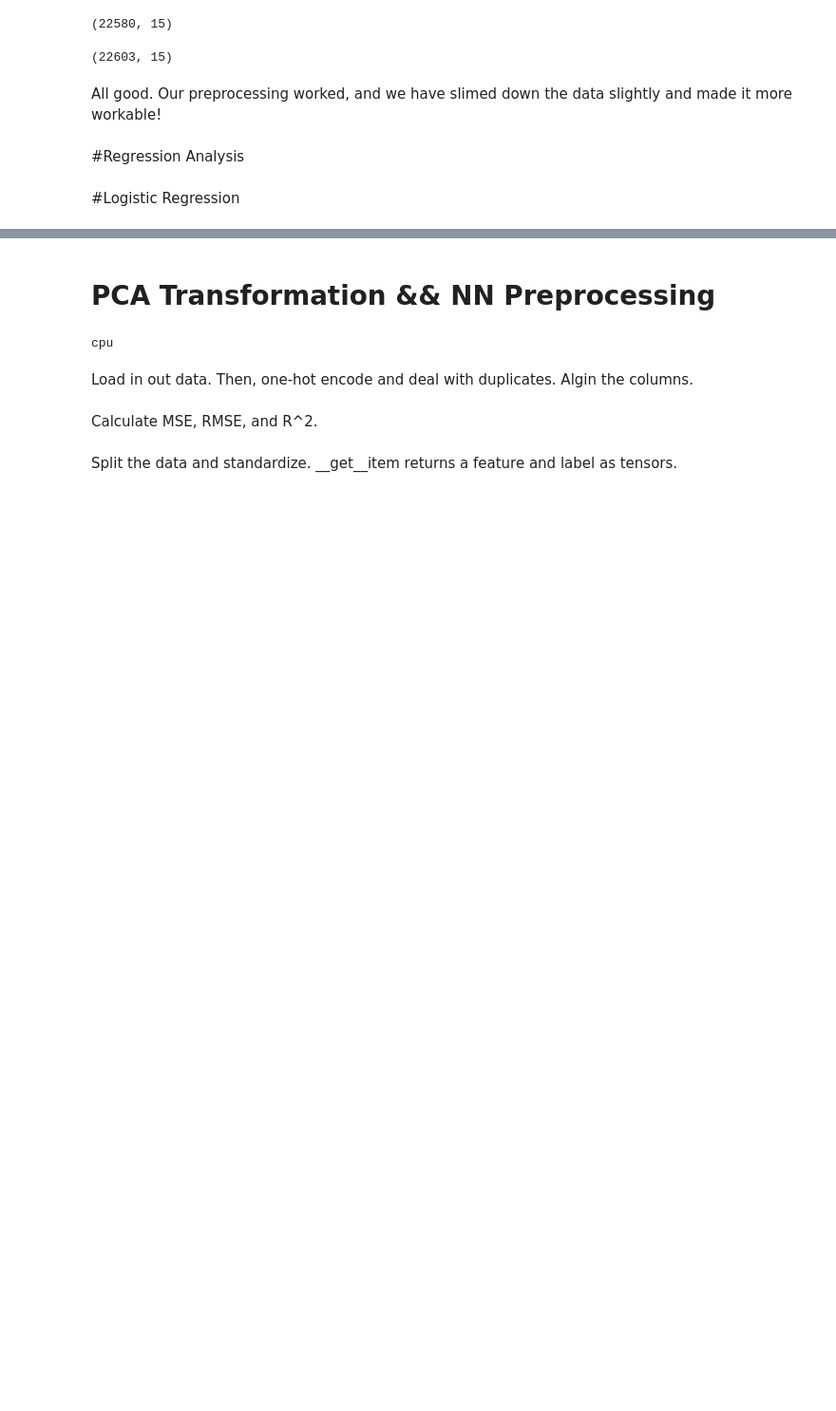
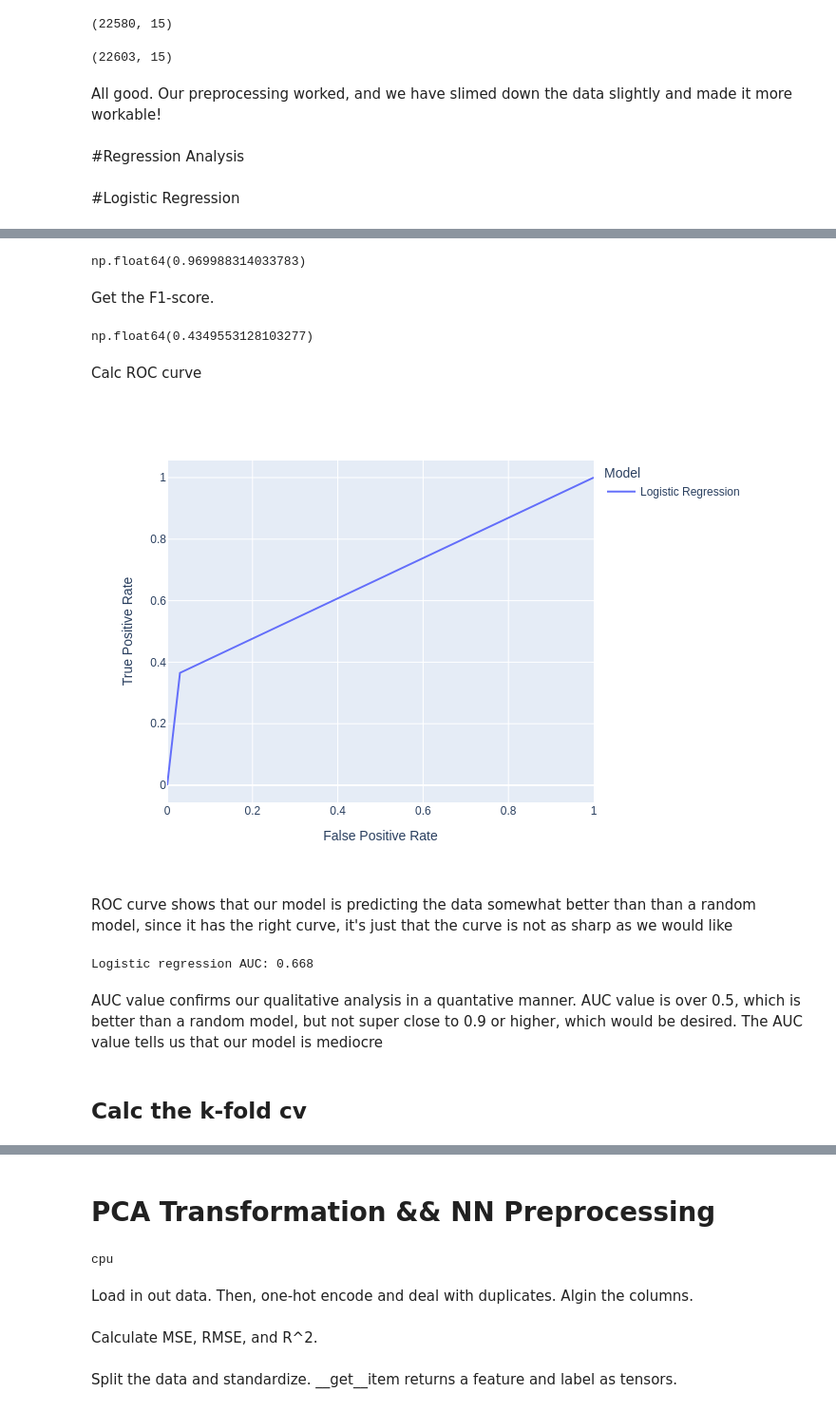
Before and after one commit to will-mccormack/CS-M148-Proj, a Jupyter notebook: Final_Project_Main.ipynb, the cells around one changed output, grey strips where cells are left out. Shown at 95% size. Saved outputs shown, nothing was run; the diff lists cells and outputs as text; code cells hidden in the pictures; blank space fills up the shorter version.

```diff
--- a/Final_Project_Main.ipynb
+++ b/Final_Project_Main.ipynb
@@ -530,0 +533,6 @@ All good. Our preprocessing worked, and we have slimed down the data slightly an
+# %%
+# drop features we've determined in previous weeks
+#drop_col_train = ["key","time_signature"]
+drop_col = ["key","acousticness","time_signature"]
+train_data = cleaned_data.drop(drop_col, axis=1)
+test_data = validation_data.drop(drop_col, axis = 1)
@@ -530,0 +594,7 @@ All good. Our preprocessing worked, and we have slimed down the data slightly an
+# %%
+k = 3
+p= 2
+
+predictions = knn_predict(k, train_data, test_data, 'explicit', p)
+
+predictions.head(5)
@@ -530,0 +611,7 @@ All good. Our preprocessing worked, and we have slimed down the data slightly an
+# %%
+truth_table = pd.DataFrame({
+    'truth': test_data['explicit'],
+    'prediction': predictions
+})
+
+truth_table.head(5)
@@ -530,0 +656,48 @@ All good. Our preprocessing worked, and we have slimed down the data slightly an
+# %%
+# Logistic regression
+(conf_lr[0, 0]) / conf_lr[0,:].sum()
+# %% [output]
+np.float64(0.969988314033783)
+# %% [markdown]
+Get the F1-score.
+# %%
+precision = conf_lr[1, 1] / conf_lr[:, 1].sum()
+recall = conf_lr[1, 1] / conf_lr[1, :].sum()
+f1_score = 2 * (precision * recall) / (precision + recall)
+f1_score
+# %% [output]
+np.float64(0.4349553128103277)
+# %% [markdown]
+Calc ROC curve
+# %%
+# ROC curve
+lr_fpr_sample, lr_tpr_sample, lr_thresholds_sample = metrics.roc_curve(truth_table['truth'], truth_table['prediction'])
+# %%
+roc_lr_sample = pd.DataFrame({
+    'False Positive Rate': lr_fpr_sample,
+    'True Positive Rate': lr_tpr_sample,
+    'Model': 'Logistic Regression'
+}, index=lr_thresholds_sample)
+
+
+roc_sample_df = pd.concat([roc_lr_sample])
+
+
+px.line(roc_sample_df, y='True Positive Rate', x='False Positive Rate',
+        color='Model',
+        width=700, height=500
+)
+# %% [output]
+[figure, added]
+# %% [markdown]
+ROC curve shows that our model is predicting the data somewhat better than than a random model, since it has the right curve, it's just that the curve is not as sharp as we would like
+# %%
+from sklearn import metrics
+lr_auc_sample = metrics.roc_auc_score(truth_table['truth'], truth_table['prediction'])
+print('Logistic regression AUC:', lr_auc_sample.round(3))
+# %% [output]
+Logistic regression AUC: 0.668
+# %% [markdown]
+AUC value confirms our qualitative analysis in a quantative manner. AUC value is over 0.5, which is better than a random model, but not super close to 0.9 or higher, which would be desired. The AUC value tells us that our model is mediocre
+# %% [markdown]
+## **Calc the k-fold cv**
```
Also changed, not shown: parts of 28 cells of this notebook.
